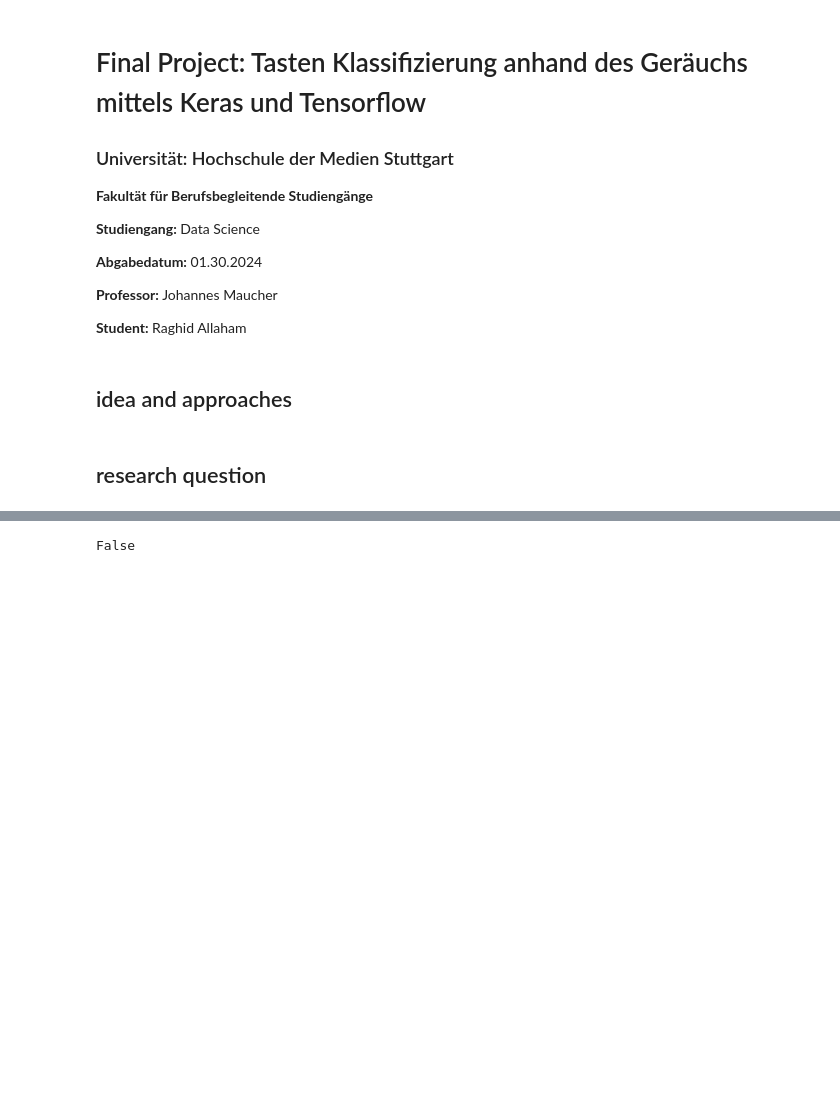
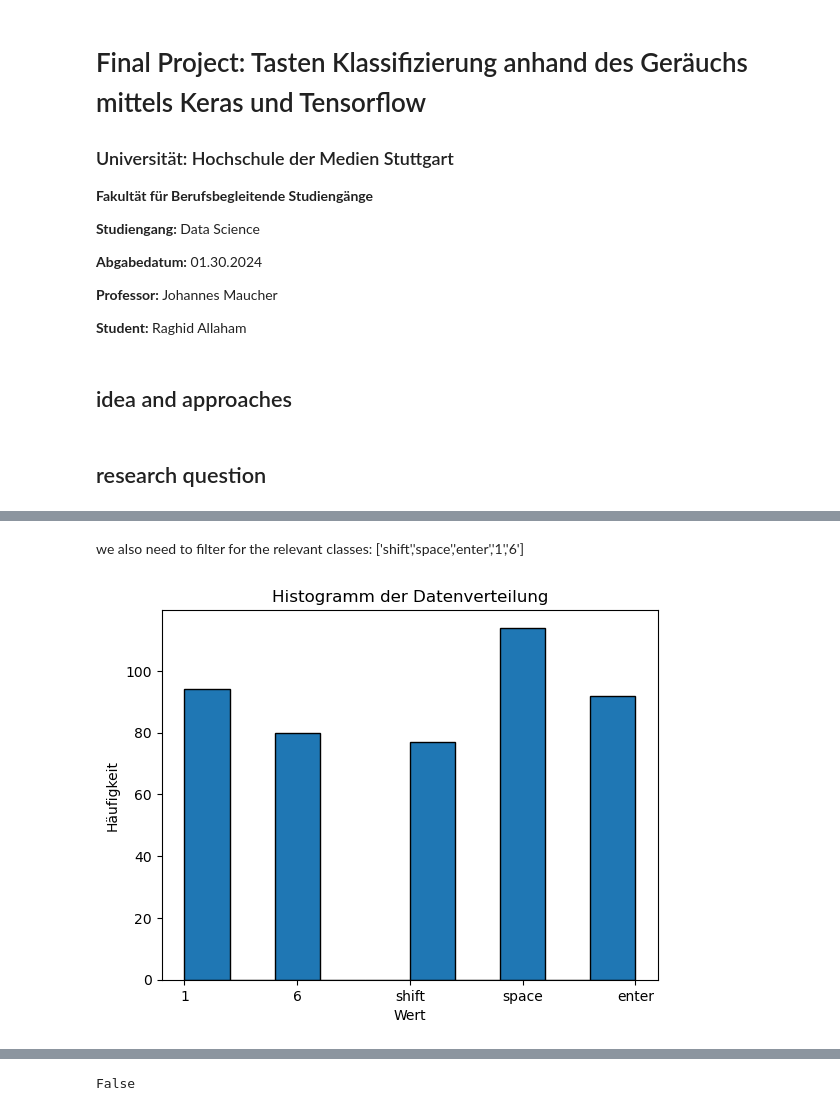
Before and after one commit to Raalit00/Applied_AI_Audio_button_to_text, a Jupyter notebook: AAI_projekt.ipynb, the cells around one changed output, grey strips where cells are left out. Drawn from its saved outputs; the diff is of its cells as text; code cells hidden in the pictures; blank space fills up the shorter version.

```diff
--- a/AAI_projekt.ipynb
+++ b/AAI_projekt.ipynb
@@ -103,0 +109,2 @@ plt.show()
+# %% [markdown]
+we also need to filter for the relevant classes: ['shift','space','enter','1','6']
@@ -104 +127,9 @@ plt.show()
+# %%
+plt.hist(labels, edgecolor='black')
+plt.title('Histogramm der Datenverteilung')
+plt.xlabel('Wert')
+plt.ylabel('Häufigkeit')
+plt.show()
+# %% [output]
+[figure, added]
 # %%
```
Also changed, not shown: parts of 30 cells of this notebook.
